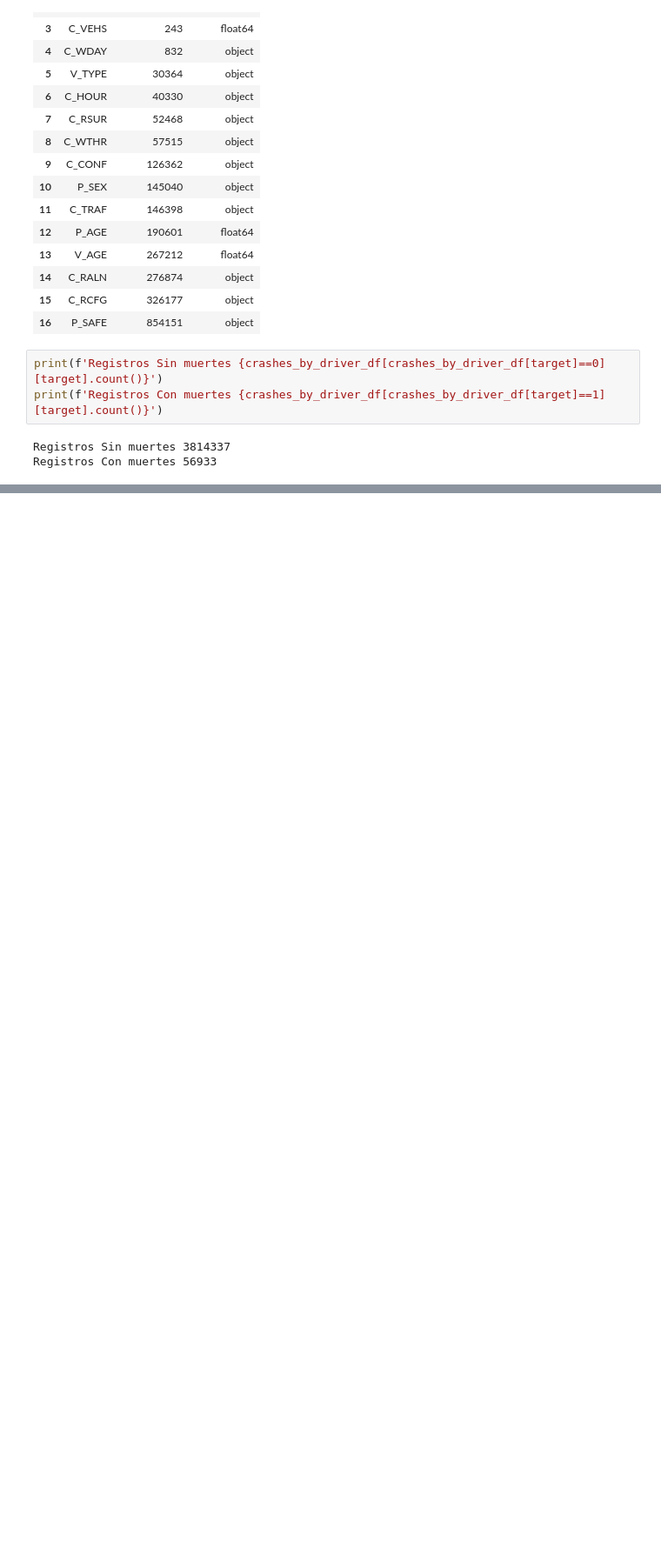
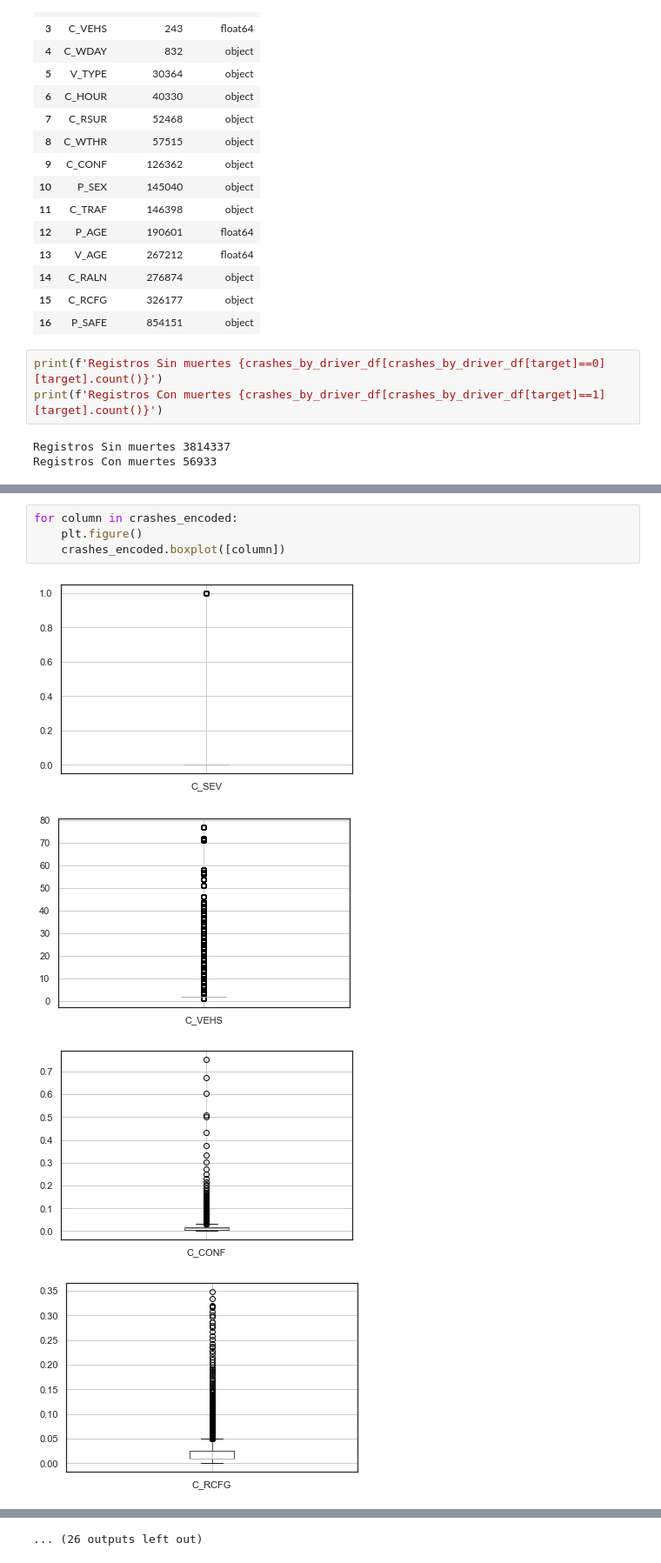
Before and after one commit to Randy03/cunef_ml_canadian_crash, a Jupyter notebook: notebooks/EDA_C_SEV.ipynb, the cells around one changed output, grey strips where cells are left out. Shown at 87% size. Drawn from its saved outputs; the diff is of its cells as text; blank space fills up the shorter version.

```diff
--- a/notebooks/EDA_C_SEV.ipynb
+++ b/notebooks/EDA_C_SEV.ipynb
@@ -215,0 +310,9 @@ profile.to_file("./eda_output/output_csev.html")
+# %%
+for column in crashes_encoded:
+    plt.figure()
+    crashes_encoded.boxplot([column])
+# %% [output]
+[figure, added]
+[figure, added]
+[figure, added]
+[figure, added]
@@ -215,0 +327 @@ profile.to_file("./eda_output/output_csev.html")
+... (26 outputs left out)
```
Also changed, not shown: parts of 35 cells of this notebook.
